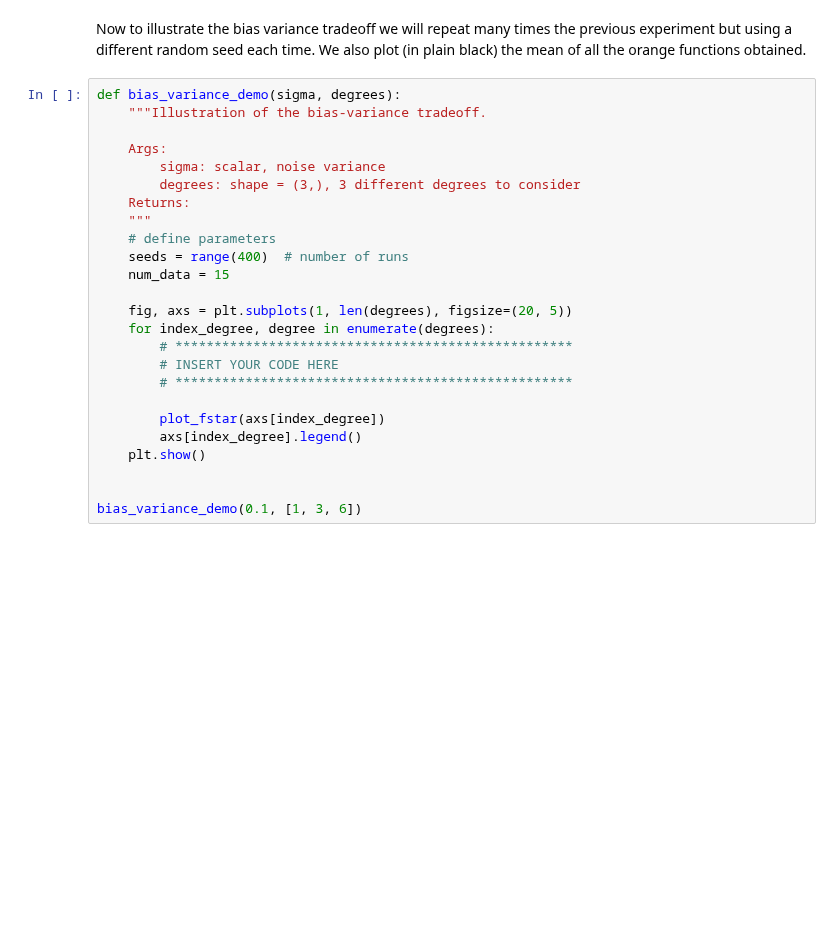
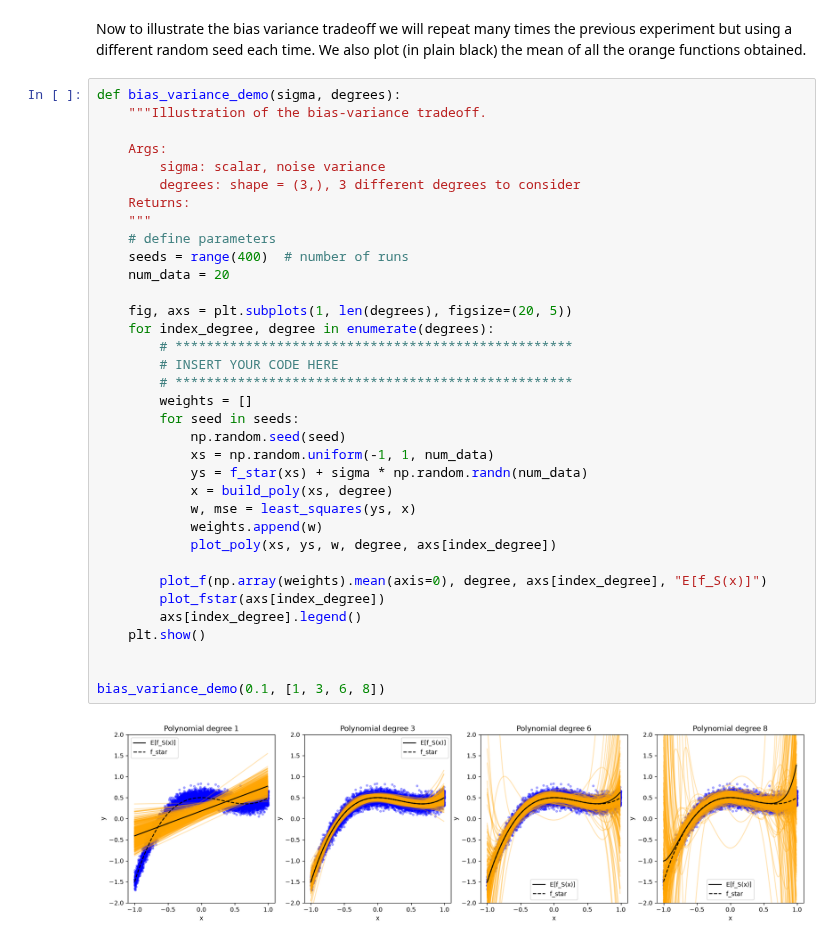
Before and after one commit to namtran227/ML_course, a Jupyter notebook: labs/ex04/template/ex04.ipynb, the cells around one changed output. Saved outputs shown, nothing was run; the diff lists cells and outputs as text; blank space fills up the shorter version.

```diff
--- a/labs/ex04/template/ex04.ipynb
+++ b/labs/ex04/template/ex04.ipynb
@@ -257,28 +325,40 @@ Now to illustrate the bias variance tradeoff we will repeat many times the previ
 # %%
 def bias_variance_demo(sigma, degrees):
     """Illustration of the bias-variance tradeoff.
 
     Args:
         sigma: scalar, noise variance
         degrees: shape = (3,), 3 different degrees to consider
     Returns:
     """
     # define parameters
     seeds = range(400)  # number of runs
-    num_data = 15
+    num_data = 20
 
     fig, axs = plt.subplots(1, len(degrees), figsize=(20, 5))
     for index_degree, degree in enumerate(degrees):
         # ***************************************************
         # INSERT YOUR CODE HERE
         # ***************************************************
+        weights = []
+        for seed in seeds:
+            np.random.seed(seed)
+            xs = np.random.uniform(-1, 1, num_data)
+            ys = f_star(xs) + sigma * np.random.randn(num_data)
+            x = build_poly(xs, degree)
+            w, mse = least_squares(ys, x)
+            weights.append(w)
+            plot_poly(xs, ys, w, degree, axs[index_degree])
 
+        plot_f(np.array(weights).mean(axis=0), degree, axs[index_degree], "E[f_S(x)]")
         plot_fstar(axs[index_degree])
         axs[index_degree].legend()
     plt.show()
 
 
-bias_variance_demo(0.1, [1, 3, 6])
+bias_variance_demo(0.1, [1, 3, 6, 8])
+# %% [output]
+[figure, added]
 # %% [markdown]
 Your output should ressemble to this:
 ![alt text](bias_variance.png)
```
Also changed, not shown: parts of 9 cells of this notebook, 4 other files.
